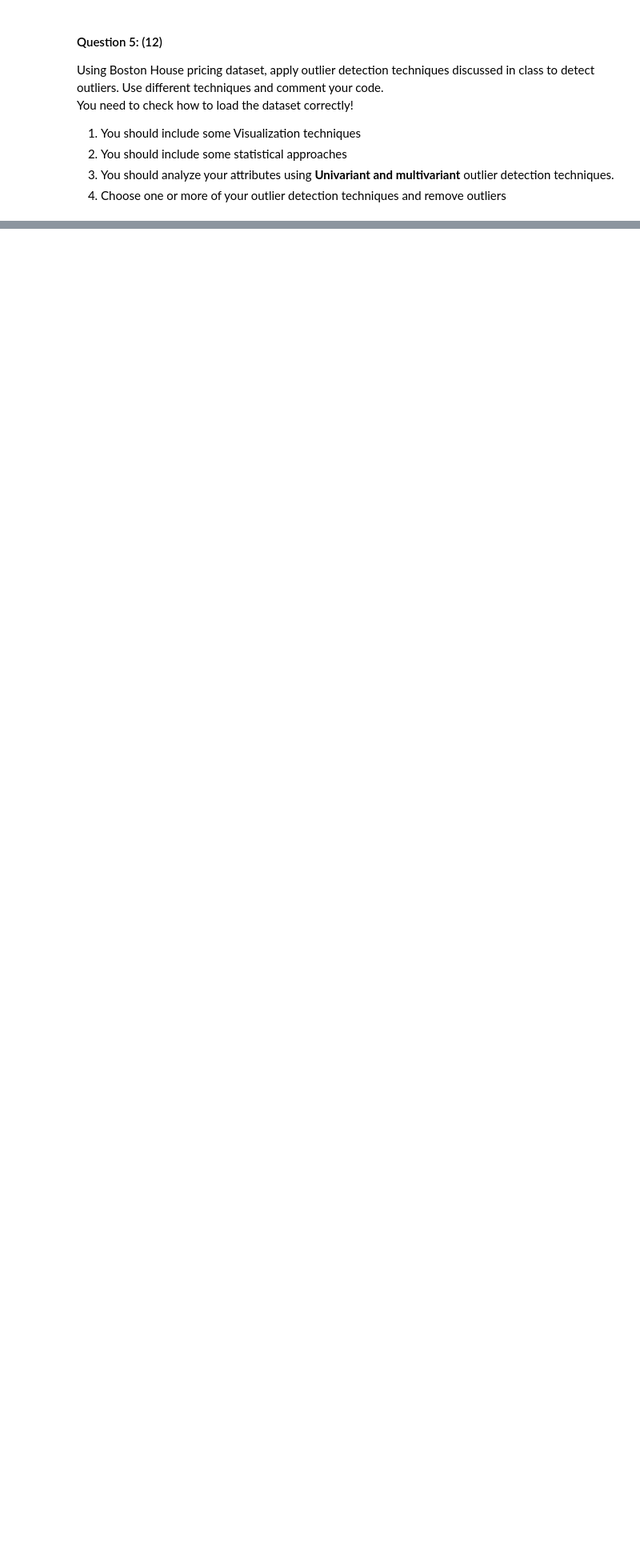
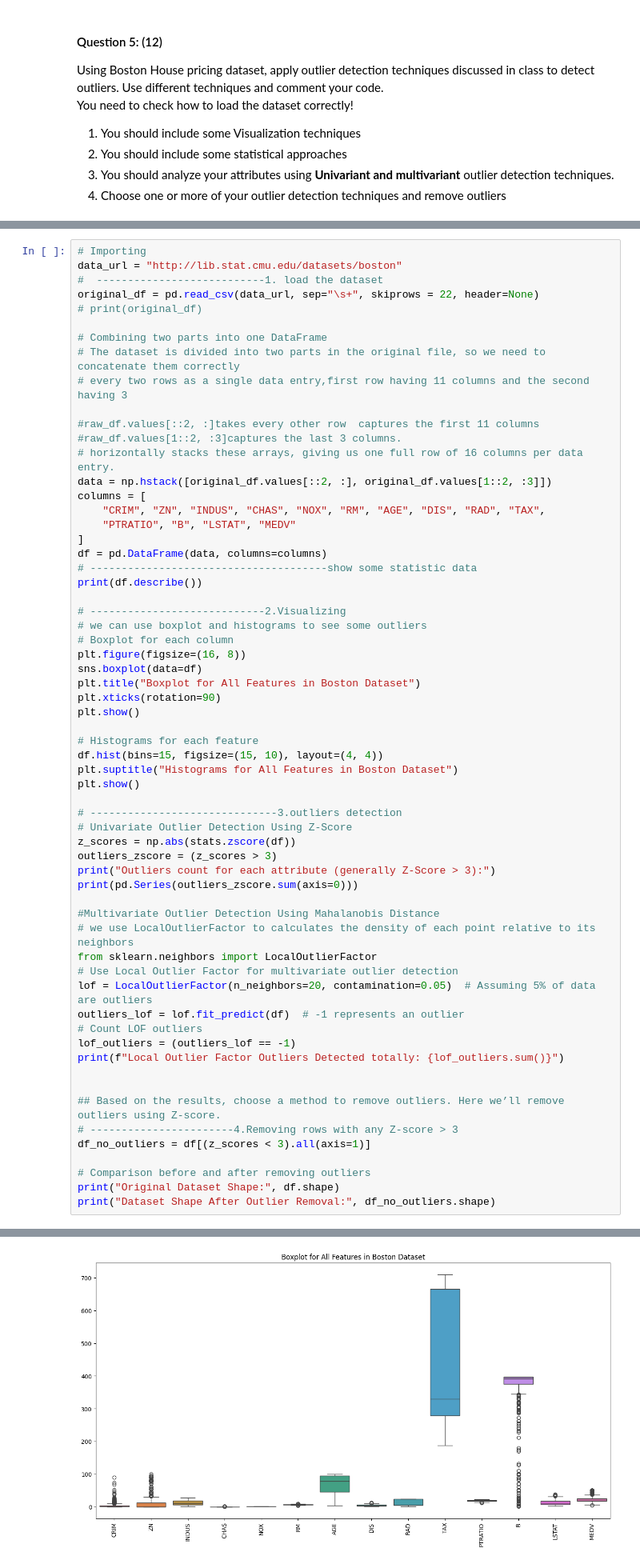
Before and after one commit to ijuner/ML_8245, a Jupyter notebook: lab2/Assignment2.ipynb, the cells around one changed output, grey strips where cells are left out. Shown: that part at 80% size. Cells and saved outputs as stored; diff of their text form; blank space fills up the shorter version.

```diff
--- a/lab2/Assignment2.ipynb
+++ b/lab2/Assignment2.ipynb
@@ -208,0 +397,63 @@ data_url = "http://lib.stat.cmu.edu/datasets/boston"
+# %%
+# Importing
+data_url = "http://lib.stat.cmu.edu/datasets/boston"
+#  ---------------------------1. load the dataset
+original_df = pd.read_csv(data_url, sep="\s+", skiprows = 22, header=None)
+# print(original_df)
+
+# Combining two parts into one DataFrame
+# The dataset is divided into two parts in the original file, so we need to concatenate them correctly
+# every two rows as a single data entry,first row having 11 columns and the second having 3
+
+#raw_df.values[::2, :]takes every other row  captures the first 11 columns
+#raw_df.values[1::2, :3]captures the last 3 columns.
+# horizontally stacks these arrays, giving us one full row of 16 columns per data entry.
+data = np.hstack([original_df.values[::2, :], original_df.values[1::2, :3]])
+columns = [
+    "CRIM", "ZN", "INDUS", "CHAS", "NOX", "RM", "AGE", "DIS", "RAD", "TAX",
+    "PTRATIO", "B", "LSTAT", "MEDV"
+]
+df = pd.DataFrame(data, columns=columns)
+# --------------------------------------show some statistic data
+print(df.describe())
+
+# ----------------------------2.Visualizing
+# we can use boxplot and histograms to see some outliers
+# Boxplot for each column
+plt.figure(figsize=(16, 8))
+sns.boxplot(data=df)
+plt.title("Boxplot for All Features in Boston Dataset")
+plt.xticks(rotation=90)
+plt.show()
+
+# Histograms for each feature
+df.hist(bins=15, figsize=(15, 10), layout=(4, 4))
+plt.suptitle("Histograms for All Features in Boston Dataset")
+plt.show()
+
+# ------------------------------3.outliers detection
+# Univariate Outlier Detection Using Z-Score
+z_scores = np.abs(stats.zscore(df))
+outliers_zscore = (z_scores > 3)
+print("Outliers count for each attribute (generally Z-Score > 3):")
+print(pd.Series(outliers_zscore.sum(axis=0)))
+
+#Multivariate Outlier Detection Using Mahalanobis Distance
+# we use LocalOutlierFactor to calculates the density of each point relative to its neighbors
+from sklearn.neighbors import LocalOutlierFactor
+# Use Local Outlier Factor for multivariate outlier detection
+lof = LocalOutlierFactor(n_neighbors=20, contamination=0.05)  # Assuming 5% of data are outliers
+outliers_lof = lof.fit_predict(df)  # -1 represents an outlier
+# Count LOF outliers
+lof_outliers = (outliers_lof == -1)
+print(f"Local Outlier Factor Outliers Detected totally: {lof_outliers.sum()}")
+
+
+## Based on the results, choose a method to remove outliers. Here we’ll remove outliers using Z-score.
+# -----------------------4.Removing rows with any Z-score > 3
+df_no_outliers = df[(z_scores < 3).all(axis=1)]
+
+# Comparison before and after removing outliers
+print("Original Dataset Shape:", df.shape)
+print("Dataset Shape After Outlier Removal:", df_no_outliers.shape)
+# %% [output]
@@ -208,0 +477 @@ data_url = "http://lib.stat.cmu.edu/datasets/boston"
+[figure, added]
```
Also changed, not shown: parts of 33 cells of this notebook, 8 other files.
